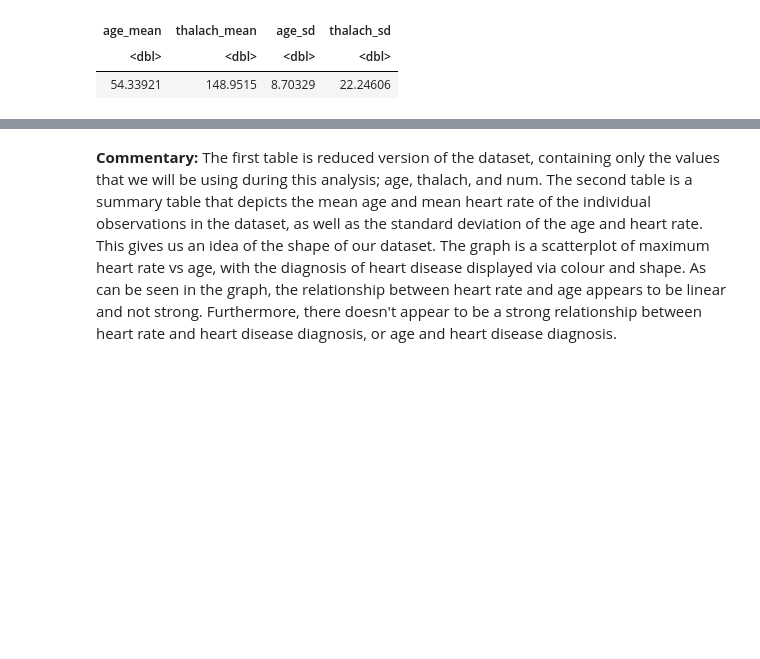
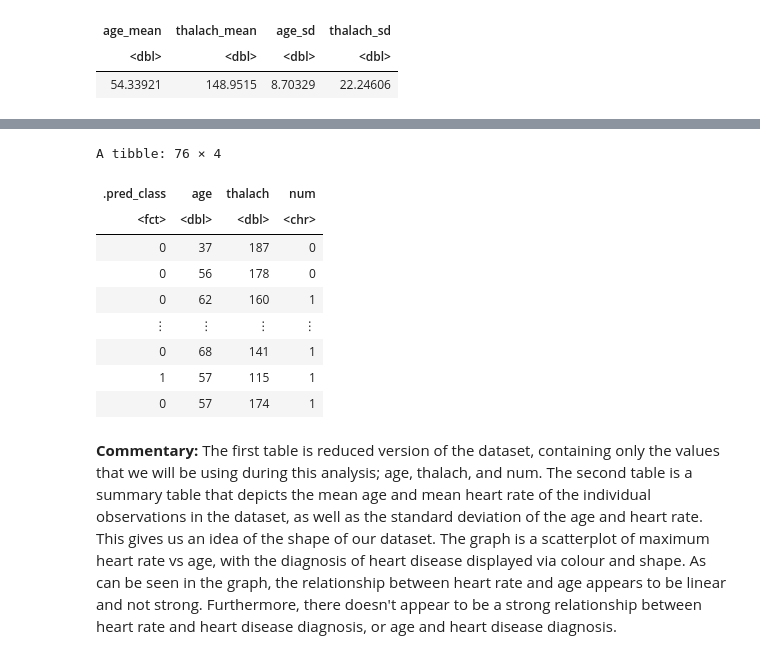
Before and after one commit to ChinmayBhansali/DSCI-100-Group-Project, a Jupyter notebook: GroupProject.ipynb, the cells around one changed output, grey strips where cells are left out. Drawn from its saved outputs; the diff is of its cells as text; code cells hidden in the pictures; blank space fills up the shorter version.

```diff
--- a/GroupProject.ipynb
+++ b/GroupProject.ipynb
@@ -100 +115,16 @@ plot
 [figure]
+# %%
+cleveland_recipe <- recipe(num ~ age + thalach , data = cleveland_split) |>
+step_scale(all_predictors()) |>
+step_center(all_predictors())
+cleveland_recipe
+
+knn_spec <- nearest_neighbor(weight_func = "rectangular", neighbors = 3) |>
+set_engine("kknn") |>
+set_mode("classification")
+
+cleveland_fit <- workflow() |>
+add_recipe(cleveland_recipe) |>
+add_model(knn_spec) |>
+fit(data = cleveland_training)
+cleveland_fit
@@ -101,3 +163,18 @@ plot
+# %%
+cleveland_test_predictions <- predict(cleveland_fit, cleveland_testing) |>
+    bind_cols(cleveland_testing)
+cleveland_test_predictions
+# %% [output]
+A tibble: 76 × 4
+| .pred_class | age | thalach | num |
+| <fct> | <dbl> | <dbl> | <chr> |
+| 0 | 37 | 187 | 0 |
+| 0 | 56 | 178 | 0 |
+| 0 | 62 | 160 | 1 |
+| ⋮ | ⋮ | ⋮ | ⋮ |
+| 0 | 68 | 141 | 1 |
+| 1 | 57 | 115 | 1 |
+| 0 | 57 | 174 | 1 |
 # %% [markdown]
 **Commentary:** The first table is reduced version of the dataset, containing only the values that we will be using during this analysis; age, thalach, and num. The second table is a summary table that depicts the mean age and mean heart rate of the individual observations in the dataset, as well as the standard deviation of the age and heart rate. This gives us an idea of the shape of our dataset. The graph is a scatterplot of maximum heart rate vs age, with the diagnosis of heart disease displayed via colour and shape. As can be seen in the graph, the relationship between heart rate and age appears to be linear and not strong. Furthermore, there doesn't appear to be a strong relationship between heart rate and heart disease diagnosis, or age and heart disease diagnosis.
 # %% [markdown]
```
Also changed, not shown: parts of 2 cells of this notebook.
